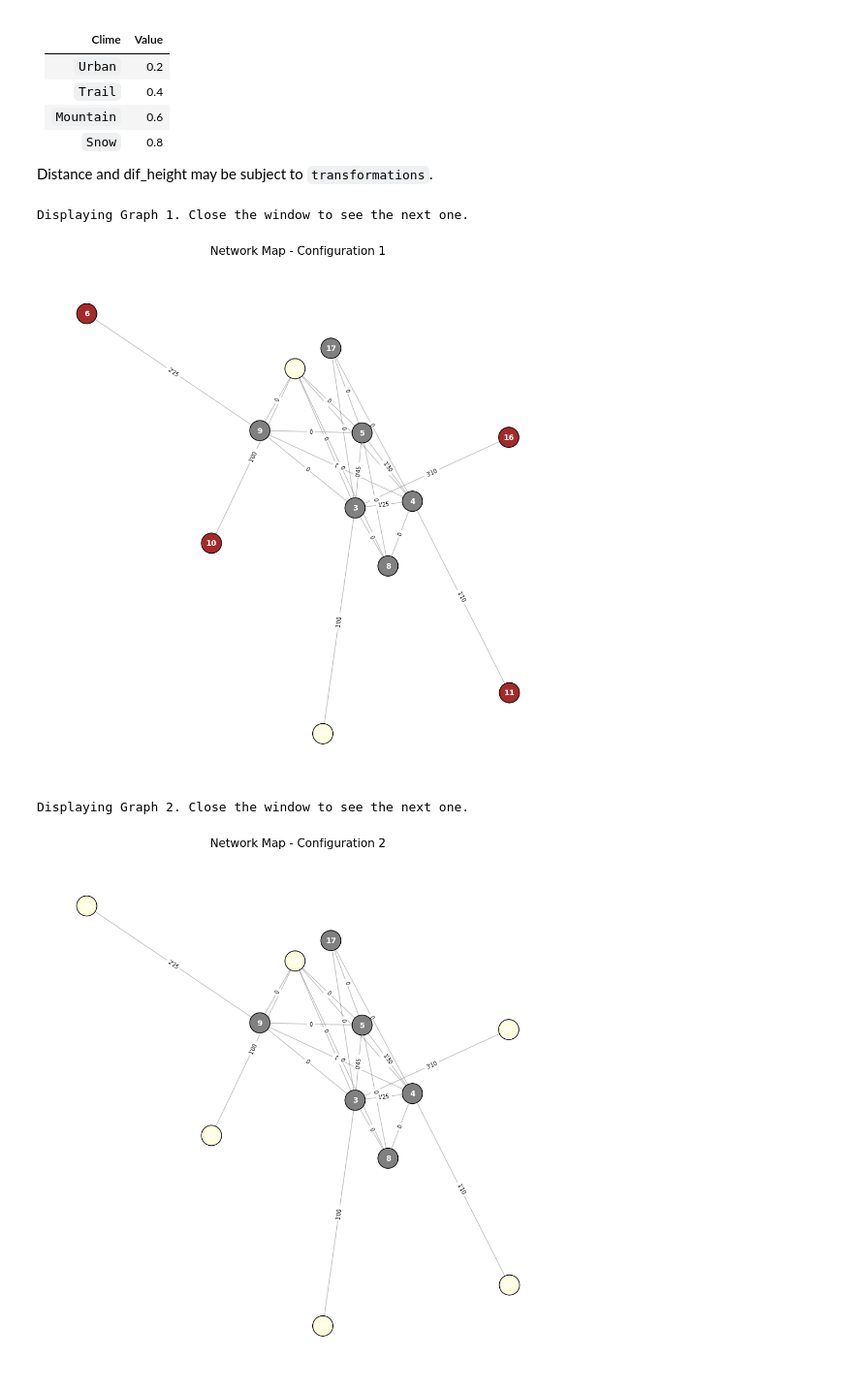
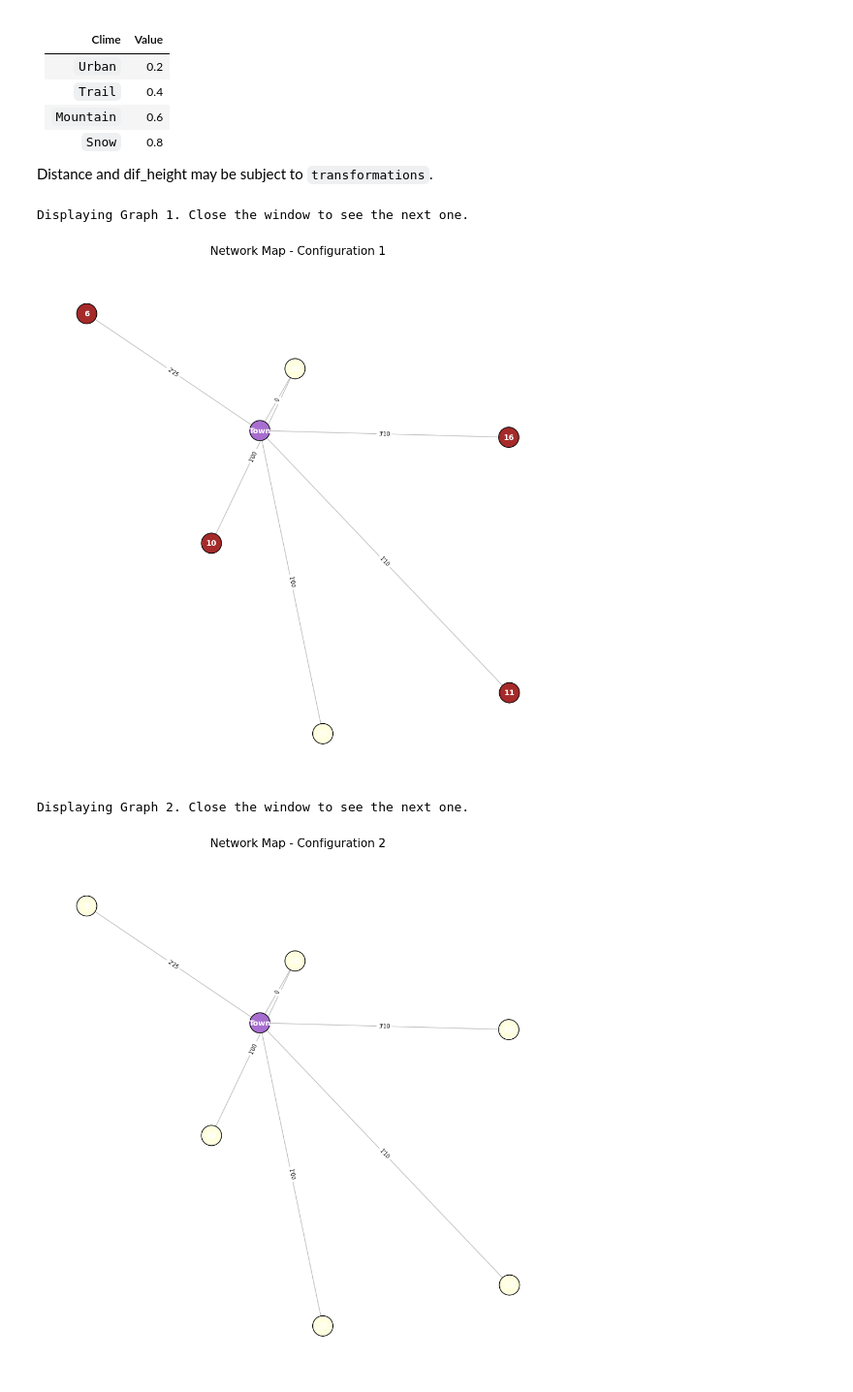
Before and after one commit to Spartoons/Quantum-Beam-Search-QBS---Benasque, a Jupyter notebook: exploaration_annika.ipynb, the cells around one changed output. Shown at 97% size. Saved outputs shown, nothing was run; the diff lists cells and outputs as text; code cells hidden in the pictures.

```diff
--- a/exploaration_annika.ipynb
+++ b/exploaration_annika.ipynb
@@ -128,6 +128,26 @@ type_value_map = {
     "T": 0.4,
     "M": 0.6,
 }
+# %%
+# Winter and summer copy:
+G_S = G.copy()
+G_W = G.copy()
+# %%
+# Get types:
+df_types = pd.read_csv("194_hackaton_info/clime.csv", header=None)
+
+# First row = Summer
+row_W = df_types.iloc[0]
+
+# Second row = Winter
+row_S = df_types.iloc[1]
+
+# Assign types
+for node in G.nodes:
+    col_idx = int(node) - 1  # Node '1' → index 0
+
+    G_S.nodes[node]["type"] = type_value_map[row_S[col_idx]]
+    G_W.nodes[node]["type"] = type_value_map[row_W[col_idx]]
 # %%
 # Get types:
 df_types = pd.read_csv("194_hackaton_info/clime.csv", header=None)
@@ -149,13 +169,3 @@ def cost_func(G, path, weight="weight", return_to_start=True):
                 * (float(G[v]["elevation"])-float(G[u]["elevation"])))
 
     return cost
-# %%
-# Crude selection:
-
-def select(G, Snow : bool):
-    Pruned_graph = G.copy()
-    for node in G.nodes:
-        if Snow == False:
-            if Pruned_graph.nodes[node]["type"] == type_value_map["S"]:
-                Pruned_graph.remove_node(node)
-    return Pruned_graph
@@ -162,44 +247,51 @@ def select(G, Snow : bool):
 # %%
-pruned_G = select(G, Snow = False)
+pruned_G = select(G_W, snow = False, town = False, pos = pos, town_walk = False)
 
 for index, row in df_colors.iterrows():
     # Construct the color list based on the row values
     node_colors = []
     for node in pruned_G.nodes():
+        try:
+            col_idx = int(node) - 1
+            val = row[col_idx]
+        except ValueError:
+            # node is not numeric (e.g., "Town")
+            val = 'A'  # or pick some default
         # Node '1' is at index 0, Node '2' at index 1, etc.
-        col_idx = int(node) - 1
-        val = row[col_idx]
-        node_colors.append(color_mapping.get(val, '#bdc3c7')) # default light gray
+        # col_idx = int(node) - 1
+        # val = row[col_idx]
+        node_colors.append(color_mapping.get(val, "#a76ed0")) # default light gray
 
     plt.figure(figsize=(12, 12))
+
 
     # Draw Nodes
     nx.draw_networkx_nodes(pruned_G, pos, node_color=node_colors, node_size=700, edgecolors='black')
 
     # Draw Labels (Node numbers)
     nx.draw_networkx_labels(pruned_G, pos, font_size=10, font_weight='bold', font_color='white')
 
     # Draw Edges
     nx.draw_networkx_edges(pruned_G, pos, edge_color='gray', alpha=0.5)
 
     # Draw Edge Labels (Time distances)
     edge_labels = nx.get_edge_attributes(pruned_G, 'label')
     nx.draw_networkx_edge_labels(pruned_G, pos, edge_labels=edge_labels, font_size=7)
 
     plt.title(f'Network Map - Configuration {index + 1}', fontsize=15, pad=20)
     plt.axis('off')
 
     # Save the file
     plt.savefig(f'graph_config_{index + 1}.png', bbox_inches='tight', dpi=300)
 
     # Display the plot window
     print(f"Displaying Graph {index + 1}. Close the window to see the next one.")
     plt.show()
 
     # Clear memory for the next plot
     plt.close()
 # %% [output]
 Displaying Graph 1. Close the window to see the next one.
-[figure, old version]
+[figure, new version]
 Displaying Graph 2. Close the window to see the next one.
-[figure, old version]
+[figure, new version]
```
Also changed, not shown: parts of 1 cell of this notebook, 3 other files.
